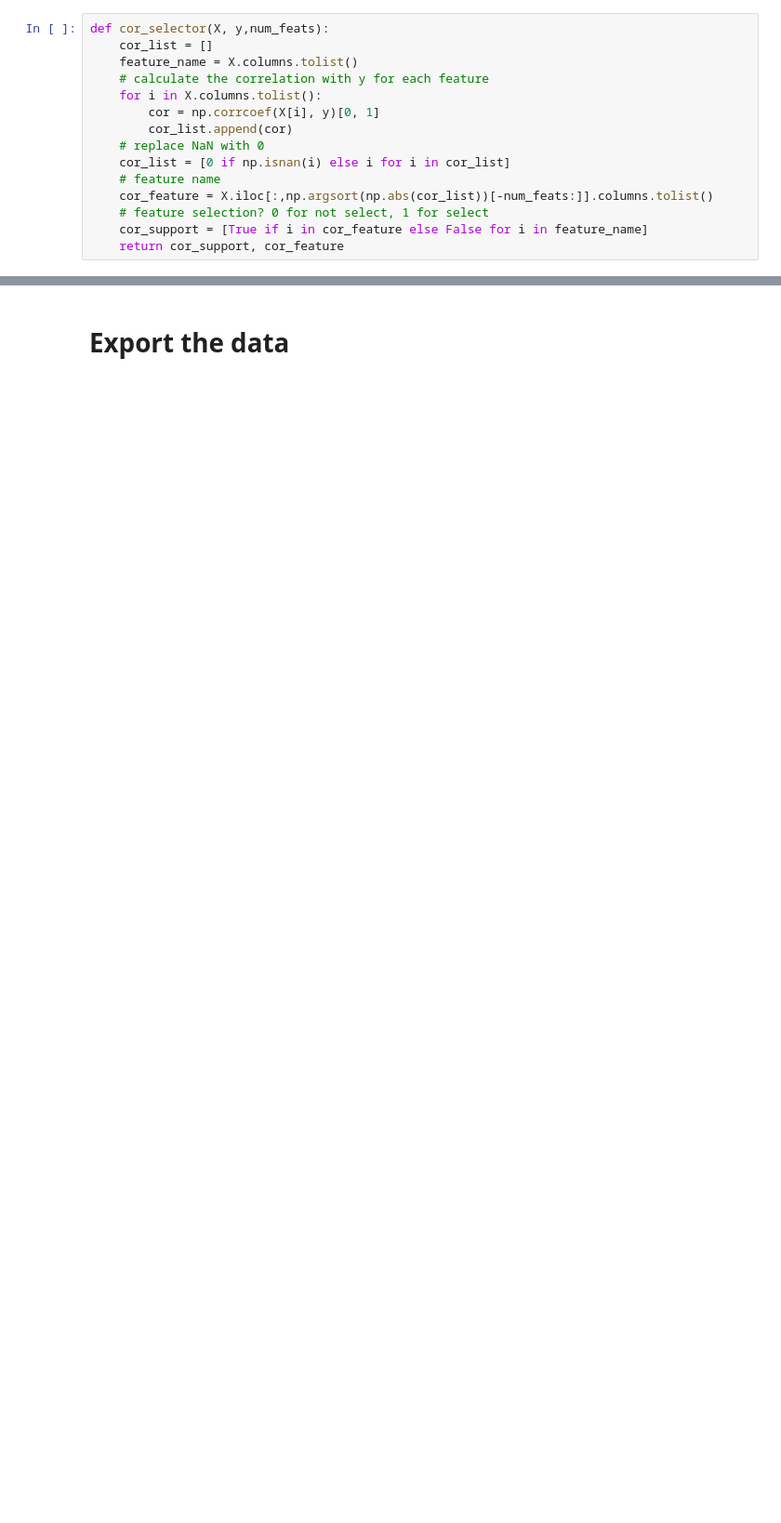
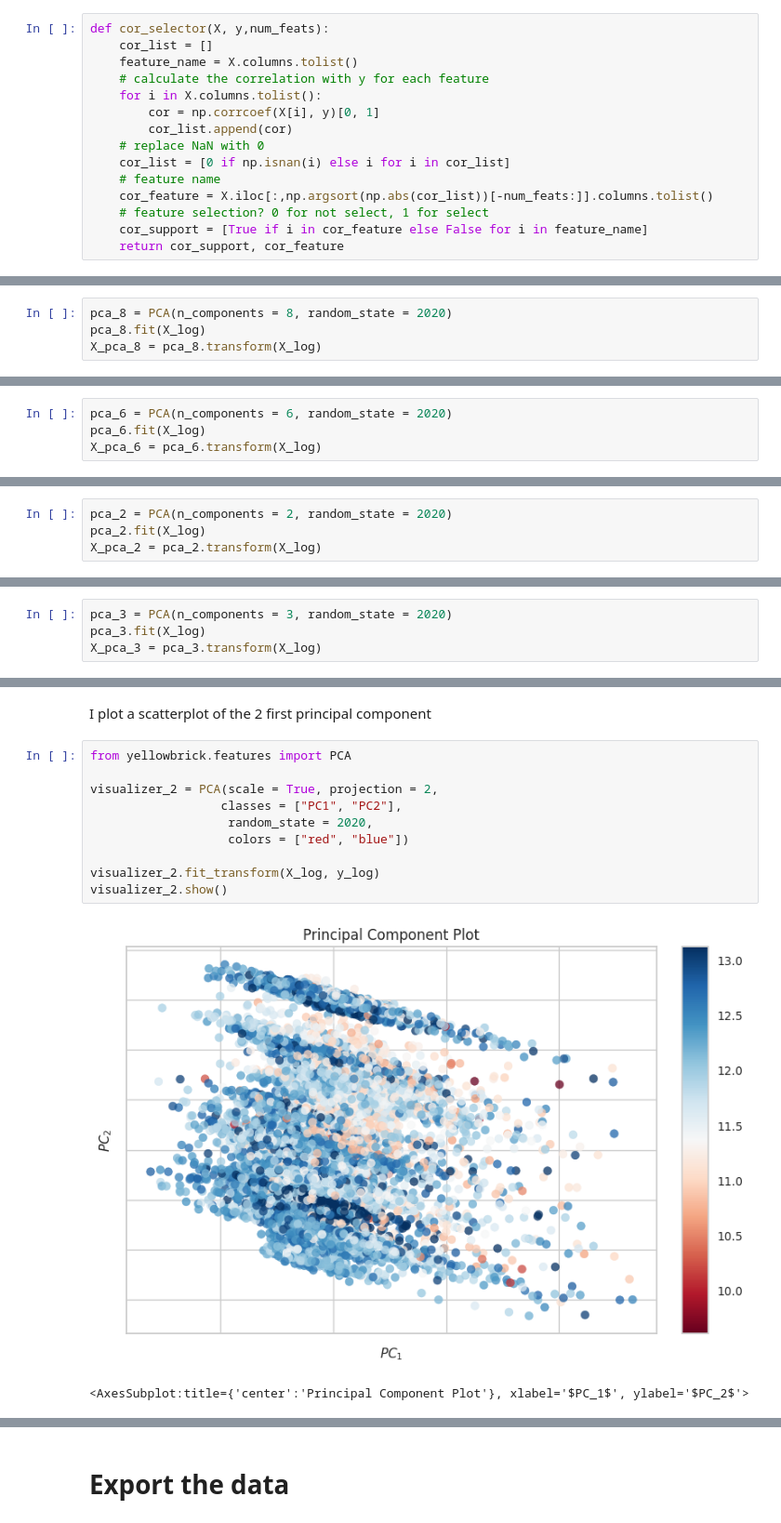
Before and after one commit to IISELII/projet_IA_immo, a Jupyter notebook: notebook_inference.ipynb, the cells around one changed output, grey strips where cells are left out. Shown at 93% size. Drawn from its saved outputs; the diff is of its cells as text; blank space fills up the shorter version.

```diff
--- a/notebook_inference.ipynb
+++ b/notebook_inference.ipynb
@@ -94,0 +139,4 @@ X_selected
+# %%
+pca_8 = PCA(n_components = 8, random_state = 2020)
+pca_8.fit(X_log)
+X_pca_8 = pca_8.transform(X_log)
@@ -94,0 +150,4 @@ X_selected
+# %%
+pca_6 = PCA(n_components = 6, random_state = 2020)
+pca_6.fit(X_log)
+X_pca_6 = pca_6.transform(X_log)
@@ -94,0 +156,4 @@ X_selected
+# %%
+pca_2 = PCA(n_components = 2, random_state = 2020)
+pca_2.fit(X_log)
+X_pca_2 = pca_2.transform(X_log)
@@ -94,0 +162,4 @@ X_selected
+# %%
+pca_3 = PCA(n_components = 3, random_state = 2020)
+pca_3.fit(X_log)
+X_pca_3 = pca_3.transform(X_log)
@@ -94,0 +171,15 @@ X_selected
+# %% [markdown]
+I plot a scatterplot of the 2 first principal component
+# %%
+from yellowbrick.features import PCA
+
+visualizer_2 = PCA(scale = True, projection = 2,
+                  classes = ["PC1", "PC2"],
+                   random_state = 2020,
+                   colors = ["red", "blue"])
+
+visualizer_2.fit_transform(X_log, y_log)
+visualizer_2.show()
+# %% [output]
+[figure, added]
+<AxesSubplot:title={'center':'Principal Component Plot'}, xlabel='$PC_1$', ylabel='$PC_2$'>
```
Also changed, not shown: parts of 50 cells of this notebook, 3 other files.
